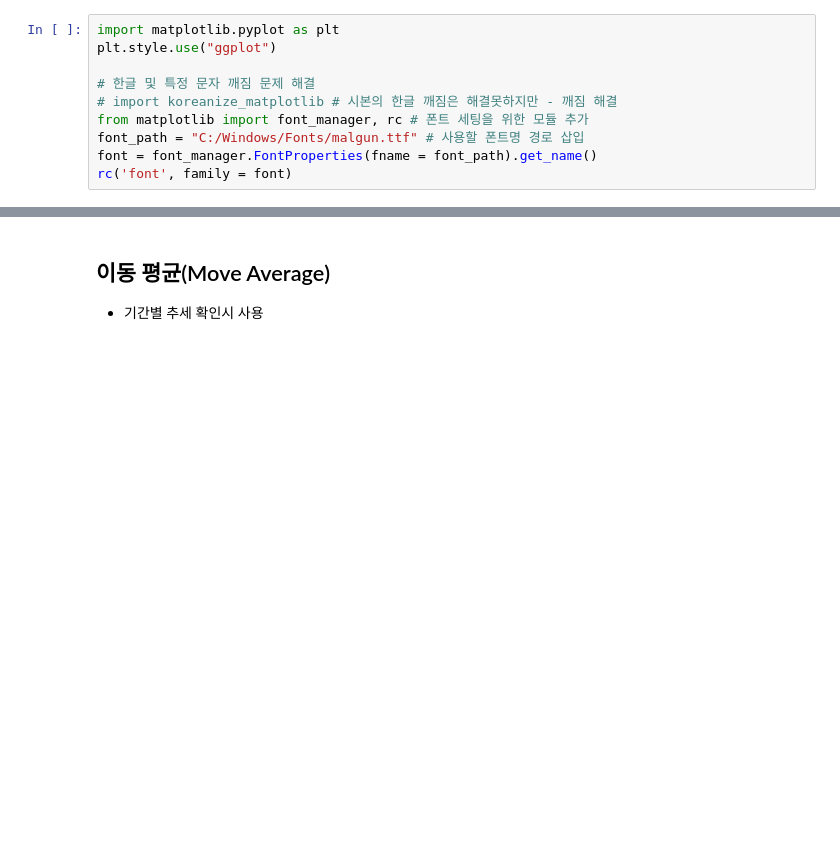
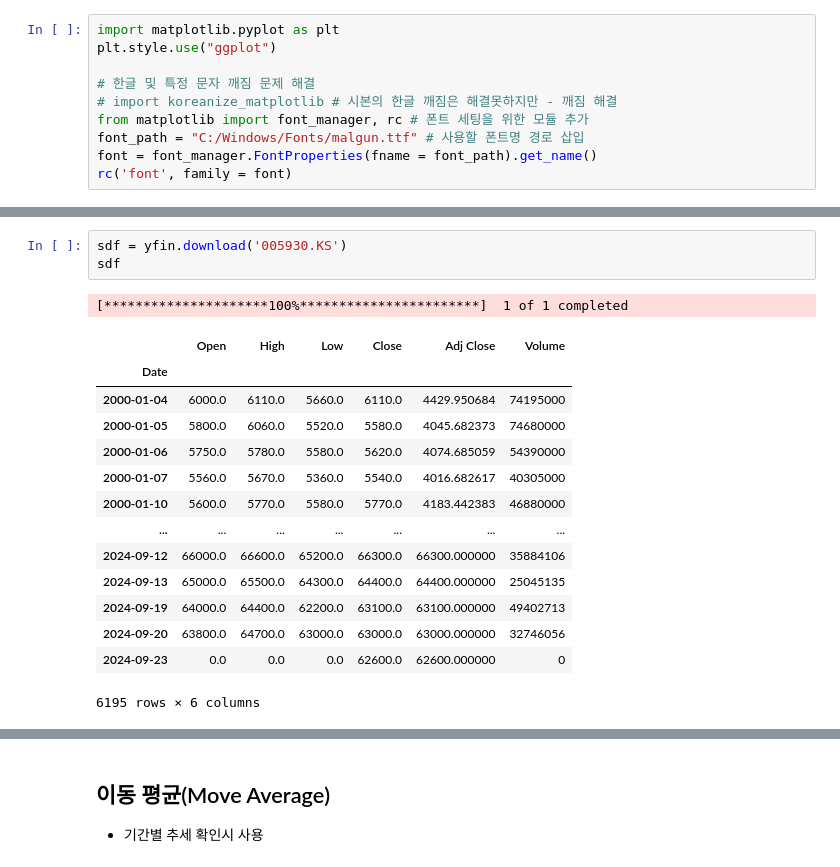
Before and after one commit to eunchae99/WASSUP4, a Jupyter notebook: 01_Python_Grammer/02_08_Pandas 시계열 자료 다루기.ipynb, the cells around one changed output, grey strips where cells are left out. Cells and saved outputs as stored; diff of their text form; blank space fills up the shorter version.

```diff
--- a/01_Python_Grammer/02_08_Pandas 시계열 자료 다루기.ipynb
+++ b/01_Python_Grammer/02_08_Pandas 시계열 자료 다루기.ipynb
@@ -805,0 +761,19 @@ DatetimeIndex(['2000-01-04', '2000-01-05', '2000-01-06', '2000-01-07',
+# %%
+sdf = yfin.download('005930.KS')
+sdf
+# %% [output]
+[*********************100%***********************]  1 of 1 completed
+|  | Open | High | Low | Close | Adj Close | Volume |
+| Date |  |  |  |  |  |  |
+| 2000-01-04 | 6000.0 | 6110.0 | 5660.0 | 6110.0 | 4429.950684 | 74195000 |
+| 2000-01-05 | 5800.0 | 6060.0 | 5520.0 | 5580.0 | 4045.682373 | 74680000 |
+| 2000-01-06 | 5750.0 | 5780.0 | 5580.0 | 5620.0 | 4074.685059 | 54390000 |
+| 2000-01-07 | 5560.0 | 5670.0 | 5360.0 | 5540.0 | 4016.682617 | 40305000 |
+| 2000-01-10 | 5600.0 | 5770.0 | 5580.0 | 5770.0 | 4183.442383 | 46880000 |
+| ... | ... | ... | ... | ... | ... | ... |
+| 2024-09-12 | 66000.0 | 66600.0 | 65200.0 | 66300.0 | 66300.000000 | 35884106 |
+| 2024-09-13 | 65000.0 | 65500.0 | 64300.0 | 64400.0 | 64400.000000 | 25045135 |
+| 2024-09-19 | 64000.0 | 64400.0 | 62200.0 | 63100.0 | 63100.000000 | 49402713 |
+| 2024-09-20 | 63800.0 | 64700.0 | 63000.0 | 63000.0 | 63000.000000 | 32746056 |
+| 2024-09-23 | 0.0 | 0.0 | 0.0 | 62600.0 | 62600.000000 | 0 |
+6195 rows × 6 columns
```
Also changed, not shown: parts of 11 cells of this notebook, 1 other file.
